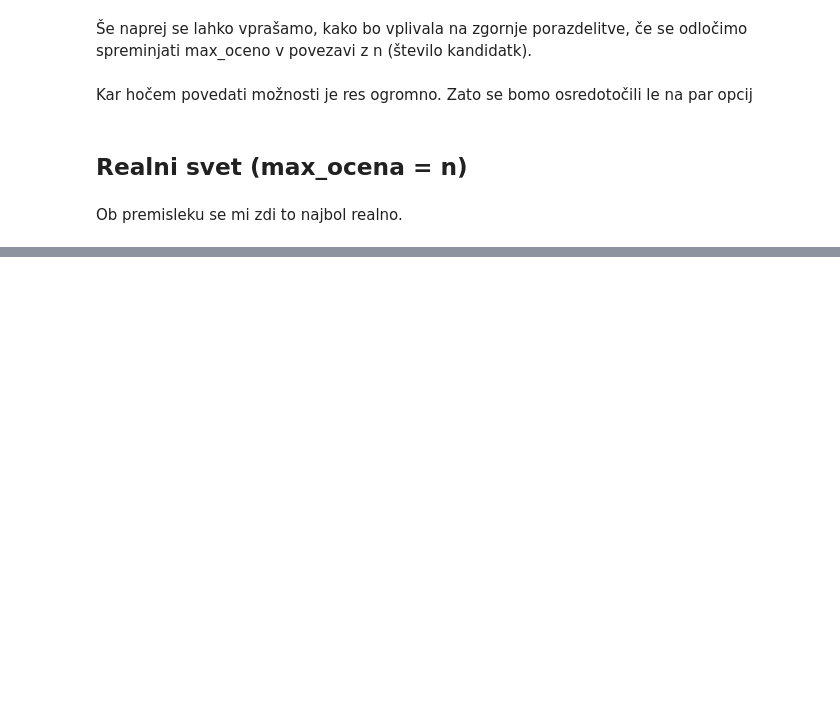
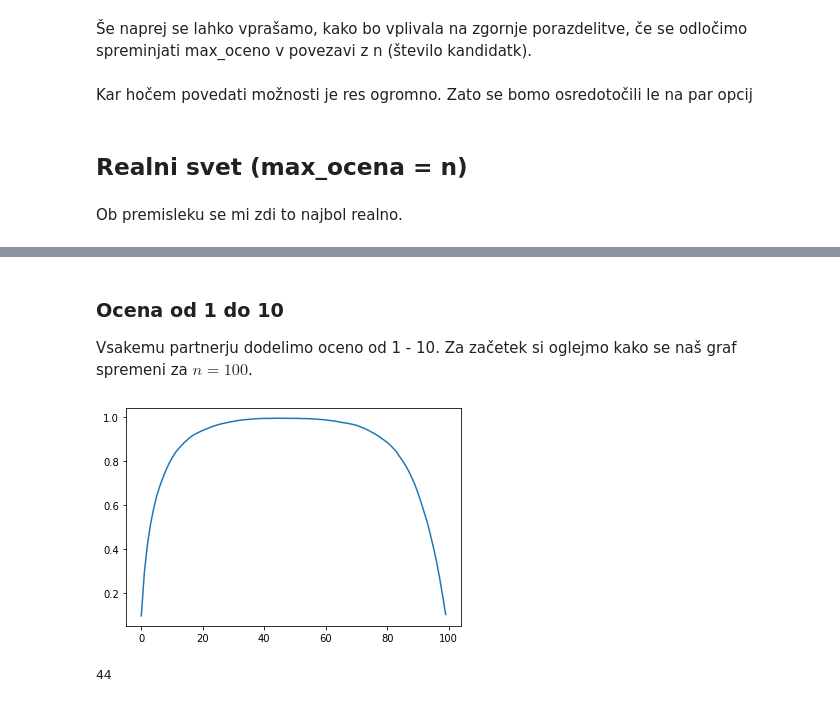
Before and after one commit to SimonGrad3/Generalizations-of-the-Secretary-problem, a Jupyter notebook: 3.ipynb, the cells around one changed output, grey strips where cells are left out. Drawn from its saved outputs; the diff is of its cells as text; code cells hidden in the pictures; blank space fills up the shorter version.

```diff
--- a/3.ipynb
+++ b/3.ipynb
@@ -85,0 +143,4 @@ plt.show()
+# %% [markdown]
+### Ocena od 1 do 10
+
+Vsakemu partnerju dodelimo oceno od 1 - 10. Za začetek si oglejmo kako se naš graf spremeni za $n = 100$.
@@ -85,0 +152,27 @@ plt.show()
+# %%
+tabela_partnerjev = {}
+for i in range(m):
+    partnerji = np.random.randint(1, max_ocena+1, size=n)
+    tabela_partnerjev[i] = partnerji
+# %%
+vsotke = [0] * n
+vsotke_večji = [0] * n
+for stop in range(n):
+    for i in range(m):
+        najbolsa_nevesta = max(tabela_partnerjev[i])
+        if NajbolsiPartner(tabela_partnerjev[i], stop) == najbolsa_nevesta :
+            vsotke[stop] += 1
+        if NajbolsiPartner_večji(tabela_partnerjev[i], stop) == najbolsa_nevesta :
+            vsotke_večji[stop] += 1
+# %%
+verjetnosti = [x / m for x in vsotke]
+x = [i for i in range(n)]
+
+plt.plot(x, verjetnosti)
+plt.show()
+# %% [output]
+[figure, added]
+# %%
+np.argmax(vsotke)
+# %% [output]
+44
```
Also changed, not shown: parts of 38 cells of this notebook, 1 other file.
